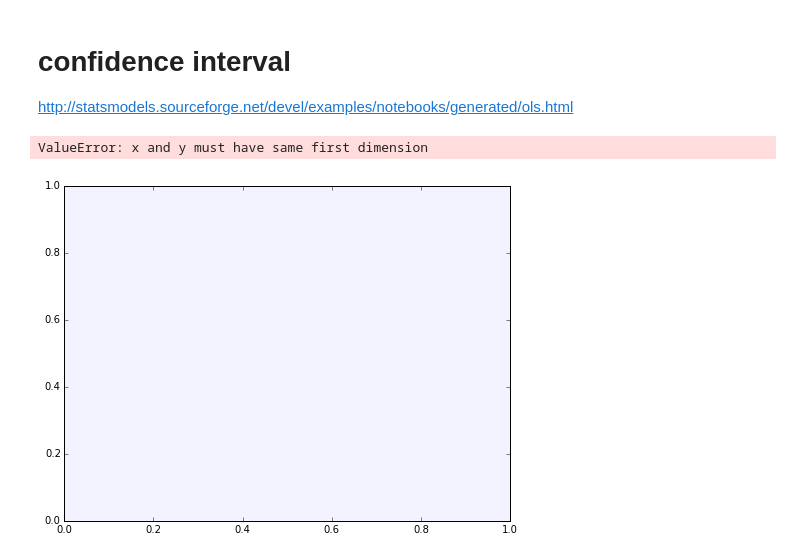
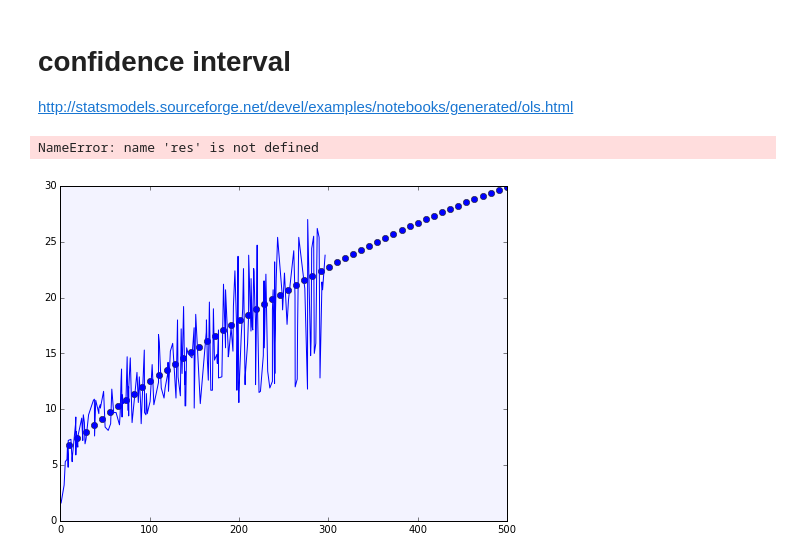
Before and after one commit to alexisperrier/gads, a Jupyter notebook: 04_statistics_inference/py/Lesson 4 - Notebook 2 - Linear Regression for Causal Inference.ipynb, the cells around one changed output. Saved outputs shown, nothing was run; the diff lists cells and outputs as text; code cells hidden in the pictures.

```diff
--- a/04_statistics_inference/py/Lesson 4 - Notebook 2 - Linear Regression for Causal Inference.ipynb
+++ b/04_statistics_inference/py/Lesson 4 - Notebook 2 - Linear Regression for Causal Inference.ipynb
@@ -331,11 +348,14 @@ Index(['TV', 'Radio', 'Newspaper', 'Sales', 'TV2'], dtype='object')
 # %%
 lm3 = smf.ols(formula='Sales ~ TV + TV2', data=df ).fit()
 
-X_new = pd.DataFrame({'TV': np.linspace(10, 500, 55)})
+# New data
+X_new = pd.DataFrame({'TV': np.linspace(10, 500, 100)})
 X_new['TV2'] = X_new.TV**2 / np.mean(X_new.TV)
 
+# Prediction with new model
 y_hat3 = lm3.predict(X_new)
 
+# plottng
 fig, ax = plt.subplots(figsize=(10,10))
 ax.scatter(df.TV, df.Sales )
 ax.plot(X_new.TV,  y_hat, color='blue')
@@ -503,23 +523,26 @@ http://statsmodels.sourceforge.net/devel/examples/notebooks/generated/ols.html
 # %%
 # plot with confidence interval
 
 # fig, ax = plt.subplots(figsize=(10,10))
 # ax.scatter(df.TV, df.Sales )
 # ax.plot(X_new.TV,  y_hat, color='blue')
 # ax.plot(X_new.TV,  y_hat3, color='red')
 # plt.xlabel('TV and TV2')
 # plt.ylabel('Sales')
 from statsmodels.sandbox.regression.predstd import wls_prediction_std
 prstd, iv_l, iv_u = wls_prediction_std(lm4)
 
+
+
+
 fig, ax = plt.subplots(figsize=(8,6))
 
-ax.plot(df.TV, y_hat3, 'o', label="data")
+ax.plot(X_new.TV, y_hat3, 'o', label="data")
 ax.plot(df.TV, df.Sales, 'b-', label="True")
-ax.plot(df.TV, res.fittedvalues, 'r--.', label="OLS")
-ax.plot(df.TV, iv_u, 'r--')
-ax.plot(df.TV, iv_l, 'r--')
-ax.legend(loc='best');
+ax.plot(X_new.TV, res.fittedvalues, 'r--.', label="OLS")
+# ax.plot(X_new.TV, iv_u, 'r--')
+# ax.plot(X_new.TV, iv_l, 'r--')
+# ax.legend(loc='best');
 # %% [output]
-ValueError: x and y must have same first dimension
+NameError: name 'res' is not defined
-[figure, old version]
+[figure, new version]
```
Also changed, not shown: parts of 10 cells of this notebook, 12 other files.
